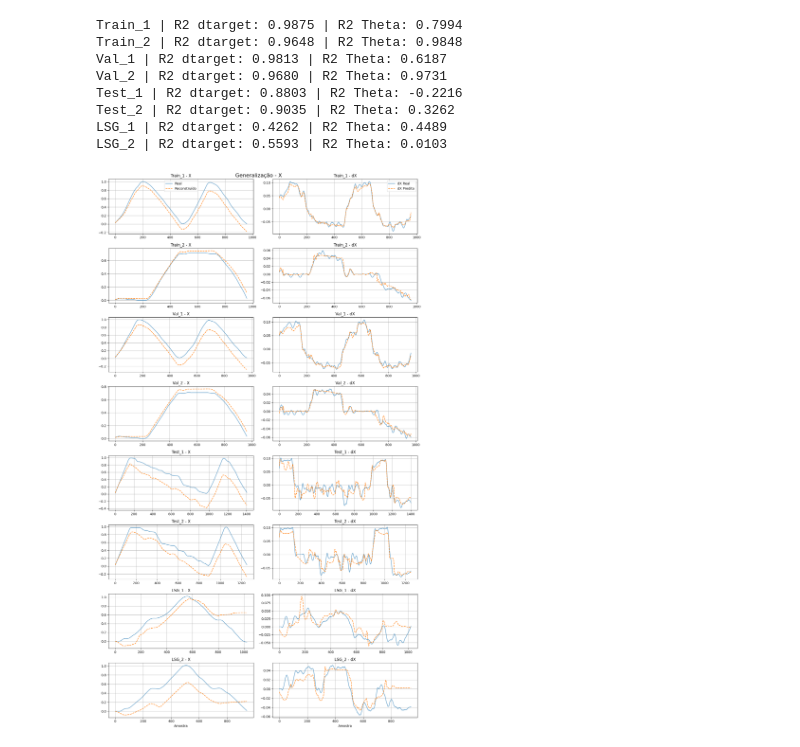
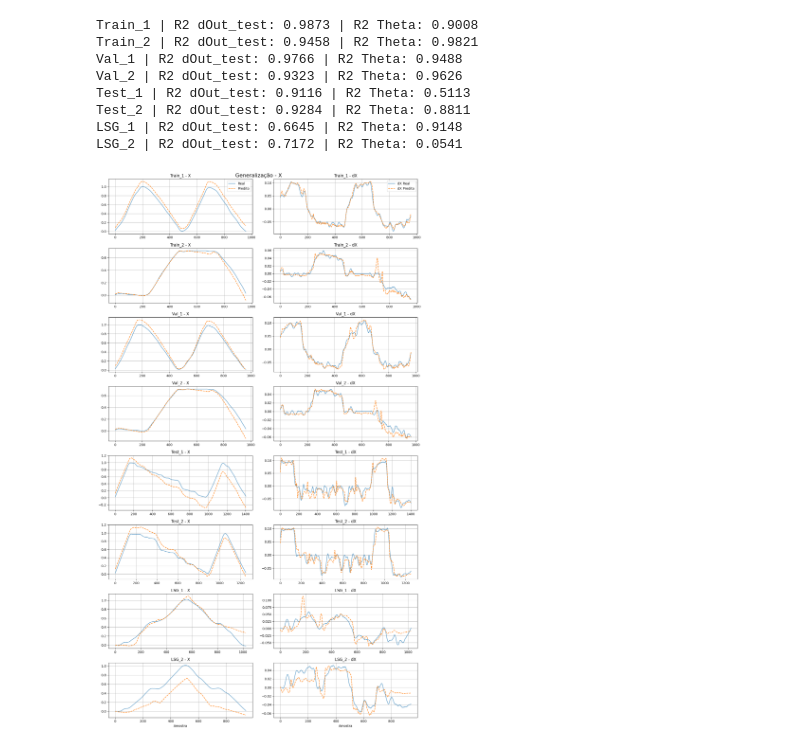
Before and after one commit to sarahmss/Ic-2026.1, a Jupyter notebook: 02-Filtered/02-SimpleLossSavGol/02-Ts-15/X/TesteRNN.ipynb, the cells around one changed output. Cells and saved outputs as stored; diff of their text form; code cells hidden in the pictures.

Commit message:
change to standardScaler

```diff
--- a/02-Filtered/02-SimpleLossSavGol/02-Ts-15/X/TesteRNN.ipynb
+++ b/02-Filtered/02-SimpleLossSavGol/02-Ts-15/X/TesteRNN.ipynb
@@ -102,74 +101,69 @@ fig, axs = plt.subplots(n, 2, figsize=(14, 3*n))
 
 for i, title in enumerate(TITLES):
 
-    df = pd.read_excel(DATA_PATH, sheet_name=title)
+    df_test = pd.read_excel(DATA_PATH, sheet_name=title)
 
-    Target = df[TARGET_NAME].values
-    dTarget = df[f"d{TARGET_NAME}"].values
+    Out_test_true = df_test[TARGET_NAME].values
+    dOut_test_true = df_test[f"d{TARGET_NAME}"].values
 
-    pred_raw = df[PREDICTORS].values
+    Inp_test = df_test[PREDICTORS].values
 
-    # normalização treino
-    pred_raw = (pred_raw - pred_mean) / pred_std
-    y_raw = (dTarget - y_mean) / y_std
+    Inp_test_scaled = InpScaler.transform(Inp_test)
+    Inp_test, Out_test_true = create_sequences(Inp_test_scaled, Out_test_true, TIME_STEPS)
+    _, dOut_test_true = create_sequences(Inp_test_scaled, dOut_test_true, TIME_STEPS)
 
-    X_test, y_test = create_sequences(pred_raw, y_raw, TIME_STEPS)
-
-    # predição
-    y_pred = model.predict(X_test, verbose=0)
-
-    y_pred = y_pred * y_std + y_mean
-    y_true = y_test * y_std + y_mean
+    # predição normalizada
+    dOut_test_pred = model.predict(Inp_test, verbose=0)
+    # predição desnormalizada
+    dOut_test_pred = OutScaler.inverse_transform(dOut_test_pred)
 
     # =========================
     # RECONSTRUÇÃO
     # =========================
-    Target_true = Target[TIME_STEPS:]
-    Target_rec = np.zeros_like(y_pred.flatten())
-    y_pred_flat = y_pred.flatten()
-    Target_rec = Target_true[0] + np.cumsum(y_pred_flat * TS)
-
+    Out_test_true_0 = Out_test_true[TIME_STEPS:][0]
+    Out_test_rec = np.zeros_like(Out_test_true.flatten())
+    Out_test_pred = Out_test_true_0 + np.cumsum(dOut_test_pred.flatten() * TS)
 
     # =========================
     # PLOT TARGET
     # =========================
-    axs[i, 0].plot(Target_true, label="Real", alpha=0.7)
-    axs[i, 0].plot(Target_rec, label="Reconstruído", linestyle='--')
+    axs[i, 0].plot(Out_test_true, label="Real", alpha=0.7)
+    axs[i, 0].plot(Out_test_pred, label="Predito", linestyle='--')
 
     axs[i, 0].set_title(f"{title} - {TARGET_NAME}")
     axs[i, 0].grid(True)
 
     if i == 0:
         axs[i, 0].legend()
 
     # =========================
     # PLOT DERIVADA
     # =========================
-    axs[i, 1].plot(y_true, label=f"d{TARGET_NAME} Real", alpha=0.7)
-    axs[i, 1].plot(y_pred, label=f"d{TARGET_NAME} Predito", linestyle='--')
+    axs[i, 1].plot(dOut_test_true, label=f"d{TARGET_NAME} Real", alpha=0.7)
+    axs[i, 1].plot(dOut_test_pred, label=f"d{TARGET_NAME} Predito", linestyle='--')
 
     axs[i, 1].set_title(f"{title} - d{TARGET_NAME}")
     axs[i, 1].grid(True)
 
     if i == 0:
         axs[i, 1].legend()
-    r2_dtarget = r2_score(y_true.flatten(), y_pred.flatten())
-    r2_target  = r2_score(Target_true.flatten(), Target_rec.flatten())
-    print(f"{title} | R2 dtarget: {r2_dtarget:.4f} | R2 Theta: {r2_target:.4f}")
+    r2_dOut_test = r2_score(dOut_test_true.flatten(), dOut_test_pred.flatten())
+    r2_Out_test  = r2_score(Out_test_true.flatten(), Out_test_pred.flatten())
+    print(f"{title} | R2 dOut_test: {r2_dOut_test:.4f} | R2 Theta: {r2_Out_test:.4f}")
 
 axs[-1, 0].set_xlabel("Amostra")
 axs[-1, 1].set_xlabel("Amostra")
 
 plt.suptitle(f"Generalização - {TARGET_NAME}", fontsize=16)
 plt.tight_layout()
 plt.show()
 # %% [output]
-Train_1 | R2 dtarget: 0.9875 | R2 Theta: 0.7994
-Train_2 | R2 dtarget: 0.9648 | R2 Theta: 0.9848
-Val_1 | R2 dtarget: 0.9813 | R2 Theta: 0.6187
-Val_2 | R2 dtarget: 0.9680 | R2 Theta: 0.9731
-Test_1 | R2 dtarget: 0.8803 | R2 Theta: -0.2216
-Test_2 | R2 dtarget: 0.9035 | R2 Theta: 0.3262
-LSG_1 | R2 dtarget: 0.4262 | R2 Theta: 0.4489
-LSG_2 | R2 dtarget: 0.5593 | R2 Theta: 0.0103
+Train_1 | R2 dOut_test: 0.9873 | R2 Theta: 0.9008
+Train_2 | R2 dOut_test: 0.9458 | R2 Theta: 0.9821
+Val_1 | R2 dOut_test: 0.9766 | R2 Theta: 0.9488
+Val_2 | R2 dOut_test: 0.9323 | R2 Theta: 0.9626
+Test_1 | R2 dOut_test: 0.9116 | R2 Theta: 0.5113
+Test_2 | R2 dOut_test: 0.9284 | R2 Theta: 0.8811
+LSG_1 | R2 dOut_test: 0.6645 | R2 Theta: 0.9148
+LSG_2 | R2 dOut_test: 0.7172 | R2 Theta: 0.0541
-[figure, old version]
+[figure, new version]
```
Also changed, not shown: parts of 1 cell of this notebook, 2 other files.
